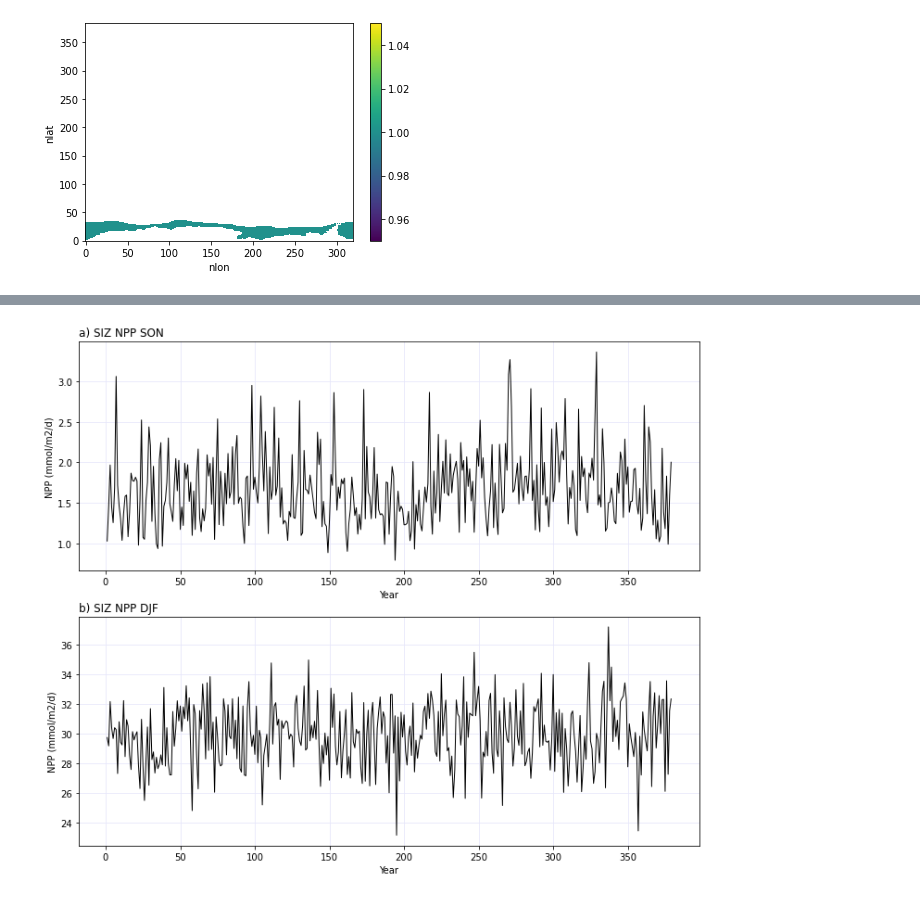
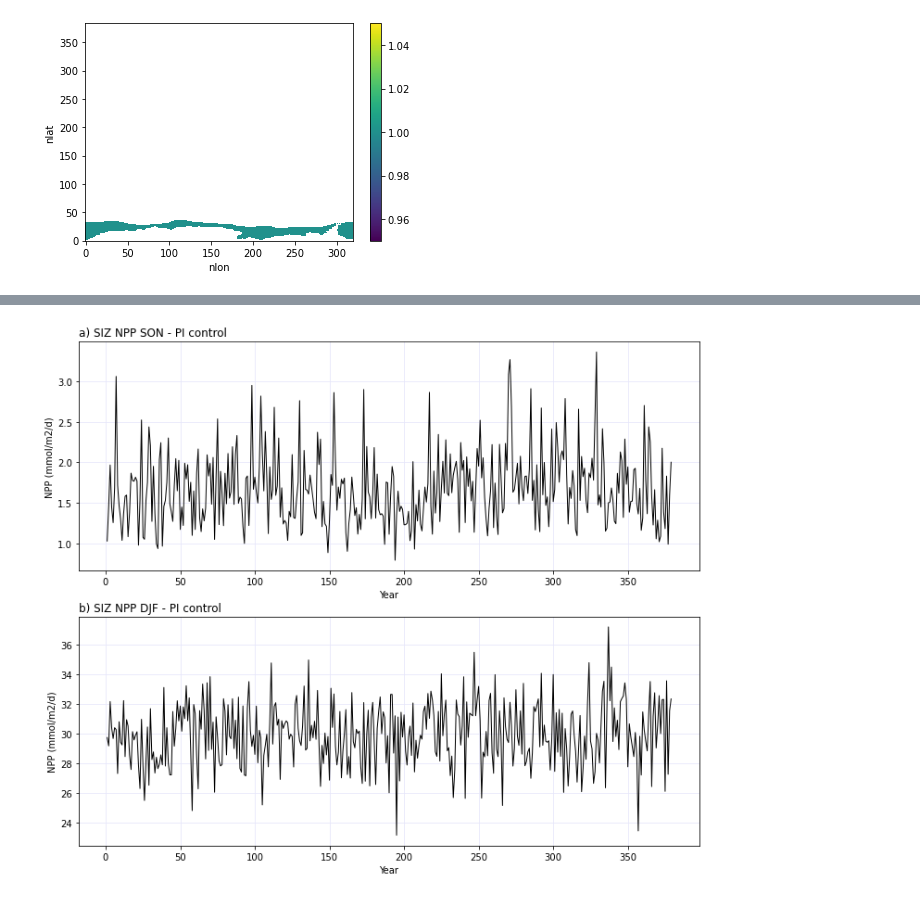
Before and after one commit to kristenkrumhardt/useful, a Jupyter notebook: read_in_4p2z_PI_control.ipynb, the cells around one changed output, grey strips where cells are left out. Drawn from its saved outputs; the diff is of its cells as text; code cells hidden in the pictures.

Commit message:
add PI control plots

```diff
--- a/read_in_4p2z_PI_control.ipynb
+++ b/read_in_4p2z_PI_control.ipynb
@@ -25,7 +25,7 @@ import utils
 # %% [markdown]
 ###  specify desired variables
 # %%
-variables = ['photoC_TOT_zint_100m','POC_FLUX_100m','IFRAC']
+variables = ['photoC_TOT_zint_100m','IFRAC']
 # %%
 def preprocess(ds):
     tb = ds.time_bound
@@ -262,25 +316,25 @@ ts_siz_jja = ts_siz_jja.isel(time=slice(0,379))
 # %%
 fig = plt.figure(figsize=(12,10))
 
 ax = fig.add_subplot(2,1,1)
-ax.set_title('a) SIZ NPP SON', loc='left')
+ax.set_title('a) SIZ NPP SON - PI control', loc='left')
 
 ax.plot(ts_siz_son['time'], ts_siz_son['photoC_TOT_zint_100m']*86400.*0.01,linewidth=1,color='black')
 
 ax.set(ylabel='NPP (mmol/m2/d)',xlabel='Year');
 ax.xaxis.grid(True, which='major',color='lavender')
 ax.yaxis.grid(False, which='major',color='lavender');
 #############################3
 ax = fig.add_subplot(2,1,2)
-ax.set_title('b) SIZ NPP DJF', loc='left')
+ax.set_title('b) SIZ NPP DJF - PI control', loc='left')
 
 ax.plot(ts_siz_djf['time'], ts_siz_djf['photoC_TOT_zint_100m']*86400.*0.01,linewidth=1,color='black')
 
 ax.set(ylabel='NPP (mmol/m2/d)',xlabel='Year');
 ax.xaxis.grid(True, which='major',color='lavender')
 ax.yaxis.grid(False, which='major',color='lavender');
 # %% [output]
-[figure, old version]
+[figure, new version]
 # %%
 fig = plt.figure(figsize=(12,10))
 
```
Also changed, not shown: parts of 19 cells of this notebook.
